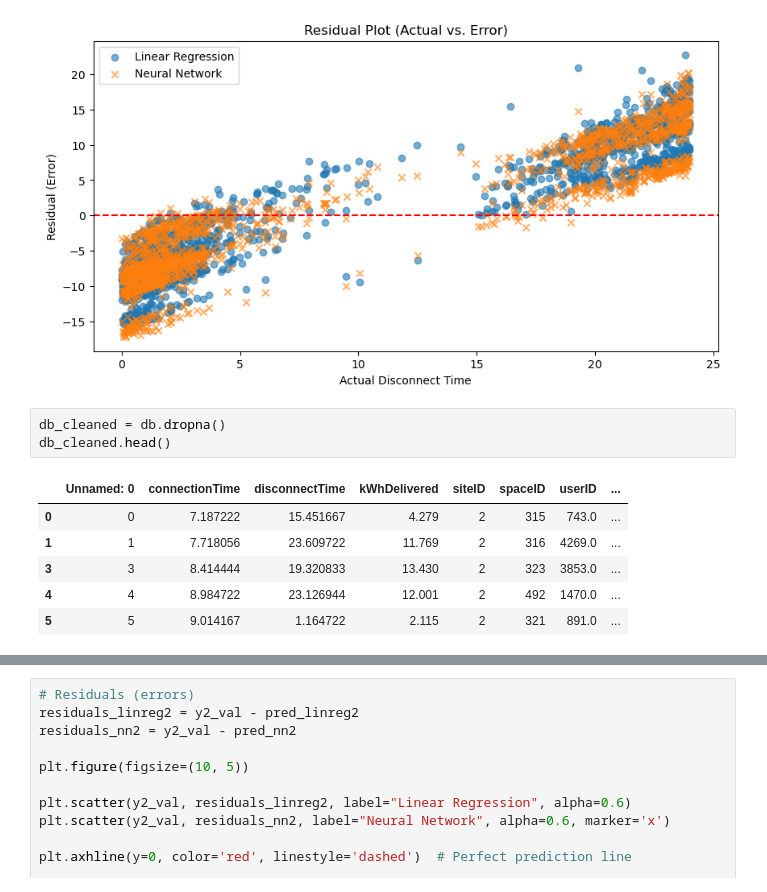
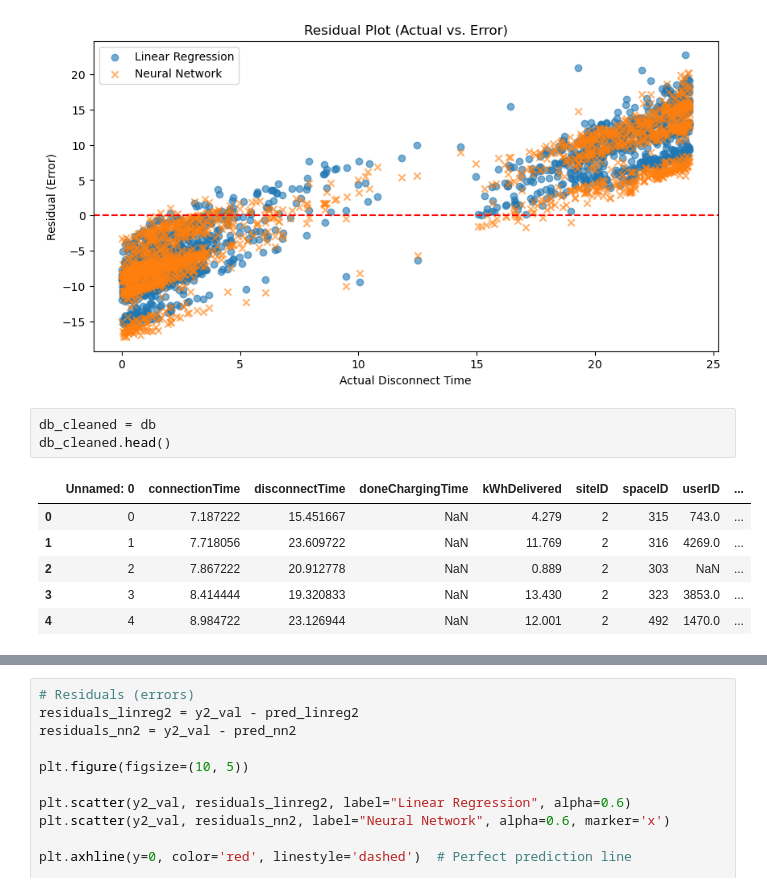
Before and after one commit to ThijsD-02/Machine-Learning-AI-Assignment-ME44312, a Jupyter notebook: Neural network.ipynb, the cells around one changed output, grey strips where cells are left out. Cells and saved outputs as stored; diff of their text form.

```diff
--- a/Neural network.ipynb
+++ b/Neural network.ipynb
@@ -96,15 +96,15 @@ plt.show()
 # %% [output]
 [figure]
 # %%
-db_cleaned = db.dropna()
+db_cleaned = db
 db_cleaned.head()
 # %% [output]
-|  | Unnamed: 0 | connectionTime | disconnectTime | kWhDelivered | siteID | spaceID | userID | ... |
-| 0 | 0 | 7.187222 | 15.451667 | 4.279 | 2 | 315 | 743.0 | ... |
-| 1 | 1 | 7.718056 | 23.609722 | 11.769 | 2 | 316 | 4269.0 | ... |
-| 3 | 3 | 8.414444 | 19.320833 | 13.430 | 2 | 323 | 3853.0 | ... |
-| 4 | 4 | 8.984722 | 23.126944 | 12.001 | 2 | 492 | 1470.0 | ... |
-| 5 | 5 | 9.014167 | 1.164722 | 2.115 | 2 | 321 | 891.0 | ... |
+|  | Unnamed: 0 | connectionTime | disconnectTime | doneChargingTime | kWhDelivered | siteID | spaceID | userID | ... |
+| 0 | 0 | 7.187222 | 15.451667 | NaN | 4.279 | 2 | 315 | 743.0 | ... |
+| 1 | 1 | 7.718056 | 23.609722 | NaN | 11.769 | 2 | 316 | 4269.0 | ... |
+| 2 | 2 | 7.867222 | 20.912778 | NaN | 0.889 | 2 | 303 | NaN | ... |
+| 3 | 3 | 8.414444 | 19.320833 | NaN | 13.430 | 2 | 323 | 3853.0 | ... |
+| 4 | 4 | 8.984722 | 23.126944 | NaN | 12.001 | 2 | 492 | 1470.0 | ... |
 # %%
 X2 = db_cleaned[["connectionTime", "siteID", "spaceID", "userID", "userInputs/0/WhPerMile",
           "userInputs/0/kWhRequested", "userInputs/0/milesRequested",
```
Also changed, not shown: parts of 2 cells of this notebook, 4 other files.
